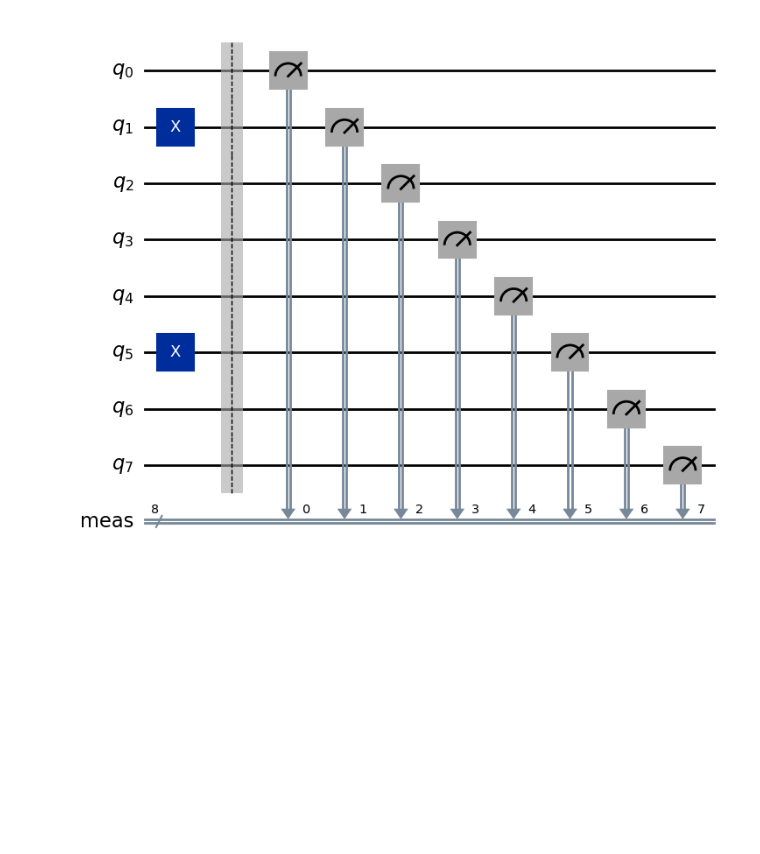
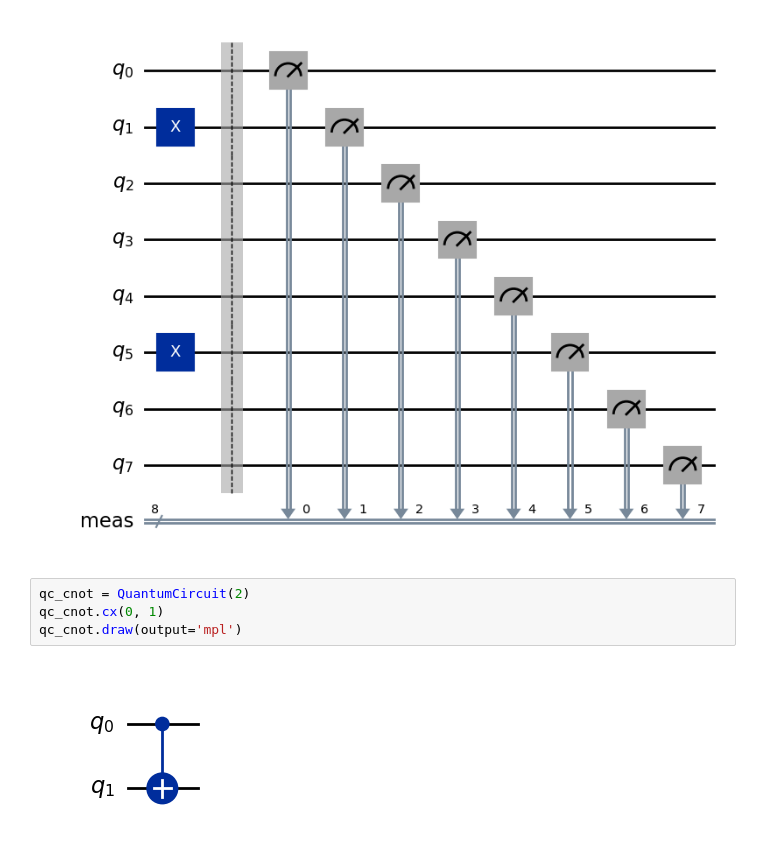
Before and after one commit to ram-polisetti/qiskit, a Jupyter notebook: Fundamentals.ipynb, the cells around one changed output. Cells and saved outputs as stored; diff of their text form; blank space fills up the shorter version.

```diff
--- a/Fundamentals.ipynb
+++ b/Fundamentals.ipynb
@@ -489,3 +489,9 @@ qc_encode.measure_all()
 qc_encode.draw(output='mpl')
 # %% [output]
 [figure]
+# %%
+qc_cnot = QuantumCircuit(2)
+qc_cnot.cx(0, 1)
+qc_cnot.draw(output='mpl')
+# %% [output]
+[figure, added]
```
Also changed, not shown: parts of 4 cells of this notebook.
